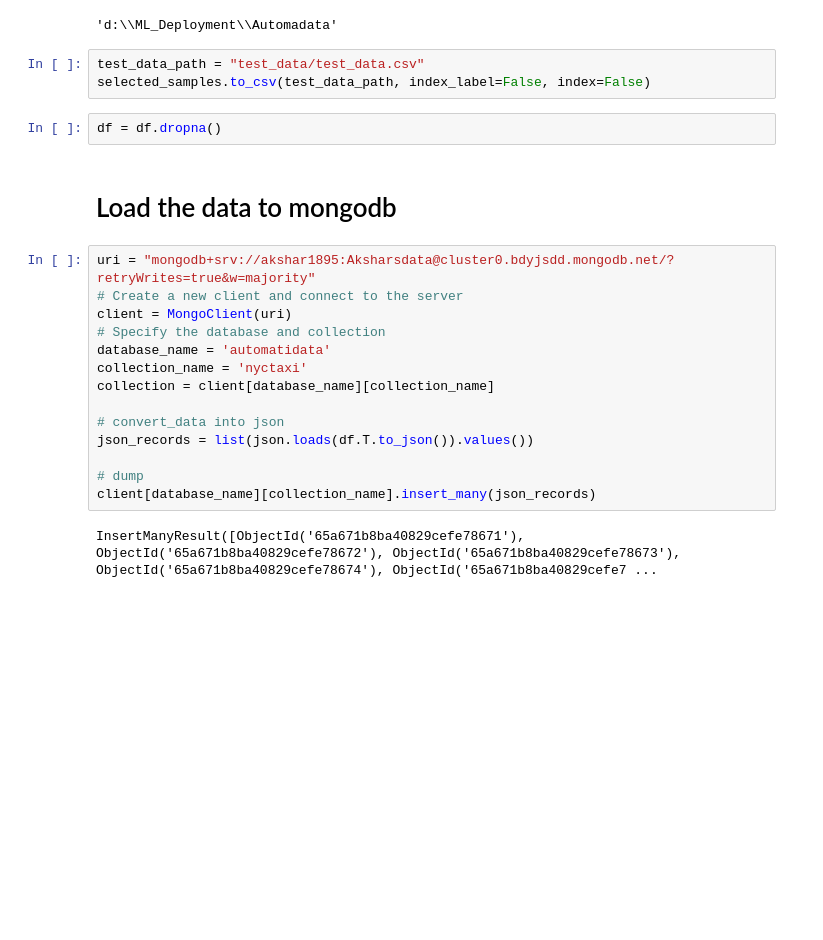
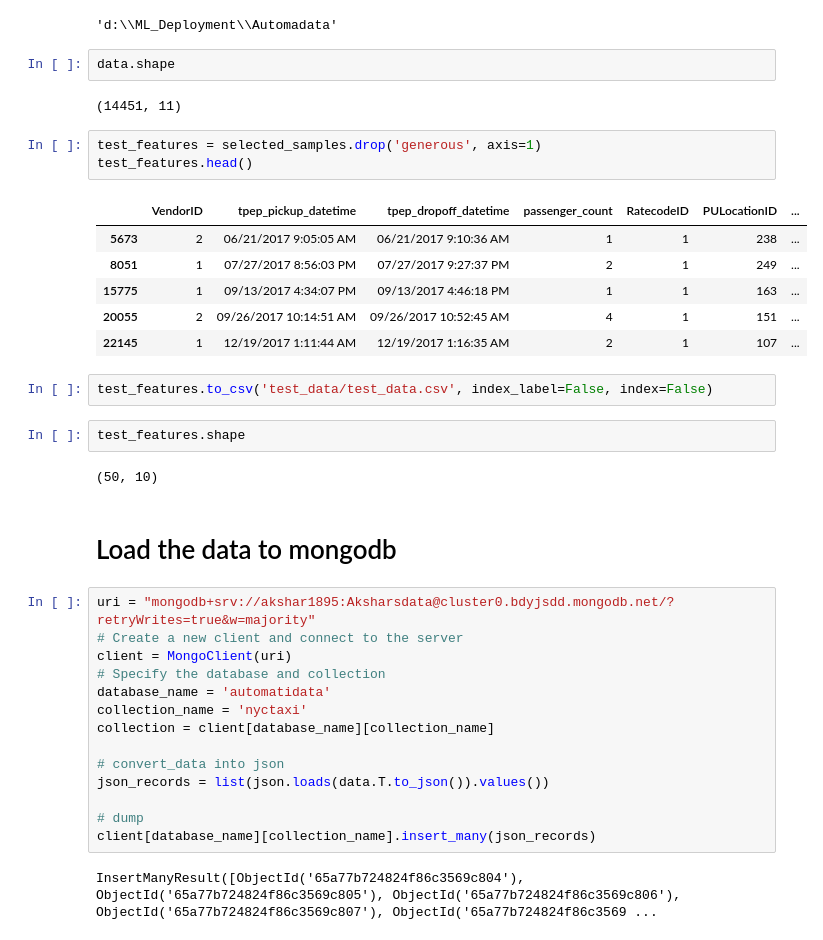
Before and after one commit to aksharjoshii/End-to-End-MLProject, a Jupyter notebook: research/trials.ipynb, the cells around one changed output. Drawn from its saved outputs; the diff is of its cells as text; blank space fills up the shorter version.

```diff
--- a/research/trials.ipynb
+++ b/research/trials.ipynb
@@ -65,11 +165,26 @@ os.chdir('../')
 %pwd
 # %% [output]
 'd:\\ML_Deployment\\Automadata'
+# %%
+data.shape
+# %% [output]
+(14451, 11)
+# %%
+test_features = selected_samples.drop('generous', axis=1)
+test_features.head()
+# %% [output]
+|  | VendorID | tpep_pickup_datetime | tpep_dropoff_datetime | passenger_count | RatecodeID | PULocationID | ... |
+| 5673 | 2 | 06/21/2017 9:05:05 AM | 06/21/2017 9:10:36 AM | 1 | 1 | 238 | ... |
+| 8051 | 1 | 07/27/2017 8:56:03 PM | 07/27/2017 9:27:37 PM | 2 | 1 | 249 | ... |
+| 15775 | 1 | 09/13/2017 4:34:07 PM | 09/13/2017 4:46:18 PM | 1 | 1 | 163 | ... |
+| 20055 | 2 | 09/26/2017 10:14:51 AM | 09/26/2017 10:52:45 AM | 4 | 1 | 151 | ... |
+| 22145 | 1 | 12/19/2017 1:11:44 AM | 12/19/2017 1:16:35 AM | 2 | 1 | 107 | ... |
 # %%
-test_data_path = "test_data/test_data.csv"
-selected_samples.to_csv(test_data_path, index_label=False, index=False)
+test_features.to_csv('test_data/test_data.csv', index_label=False, index=False)
-# %%
-df = df.dropna()
+# %%
+test_features.shape
+# %% [output]
+(50, 10)
 # %% [markdown]
 # Load the data to mongodb
 # %%
@@ -82,9 +197,9 @@ collection_name = 'nyctaxi'
 collection = client[database_name][collection_name]
 
 # convert_data into json
-json_records = list(json.loads(df.T.to_json()).values())
+json_records = list(json.loads(data.T.to_json()).values())
 
 # dump
 client[database_name][collection_name].insert_many(json_records)
 # %% [output]
-InsertManyResult([ObjectId('65a671b8ba40829cefe78671'), ObjectId('65a671b8ba40829cefe78672'), ObjectId('65a671b8ba40829cefe78673'), ObjectId('65a671b8ba40829cefe78674'), ObjectId('65a671b8ba40829cefe7 ...
+InsertManyResult([ObjectId('65a77b724824f86c3569c804'), ObjectId('65a77b724824f86c3569c805'), ObjectId('65a77b724824f86c3569c806'), ObjectId('65a77b724824f86c3569c807'), ObjectId('65a77b724824f86c3569 ...
```
Also changed, not shown: parts of 50 cells of this notebook, 13 other files.
